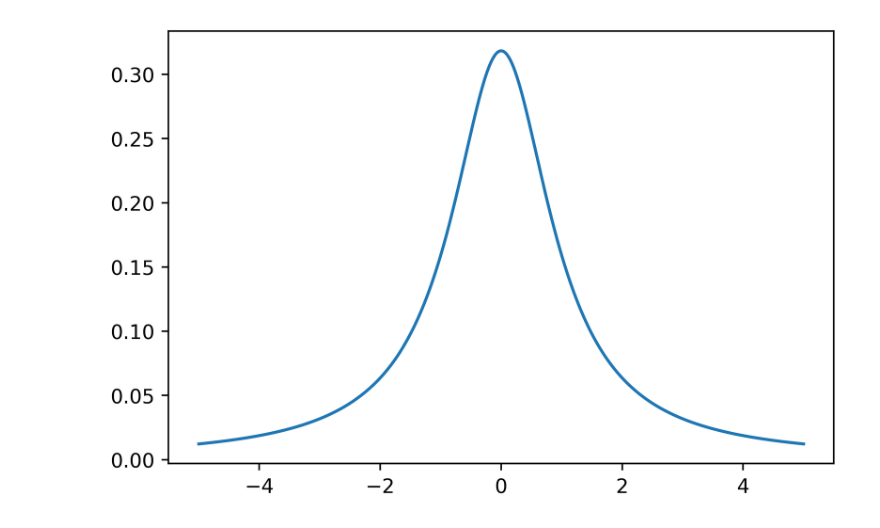
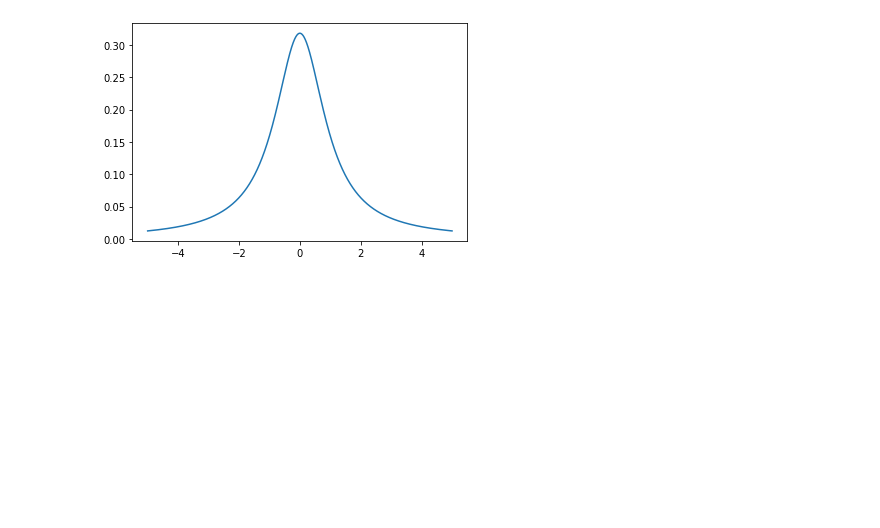
Before and after one commit to cmaspi/verifying_CLT, a Jupyter notebook: codes/distribution_images.ipynb, the cells around one changed output. Saved outputs shown, nothing was run; the diff lists cells and outputs as text; code cells hidden in the pictures; blank space fills up the shorter version.

```diff
--- a/codes/distribution_images.ipynb
+++ b/codes/distribution_images.ipynb
@@ -35,9 +35,9 @@ plt.show()
 # %%
 # cauchy
 x = np.linspace(-5,5,10000)
 y = 1/(np.pi*(1+x**2))
-fig, ax = plt.subplots(dpi = 500)
+fig, ax = plt.subplots()
 ax.plot(x,y)
 plt.show()
 # %% [output]
-[figure, old version]
+[figure, new version]
```
Also changed, not shown: parts of 3 cells of this notebook, 1 other file.
